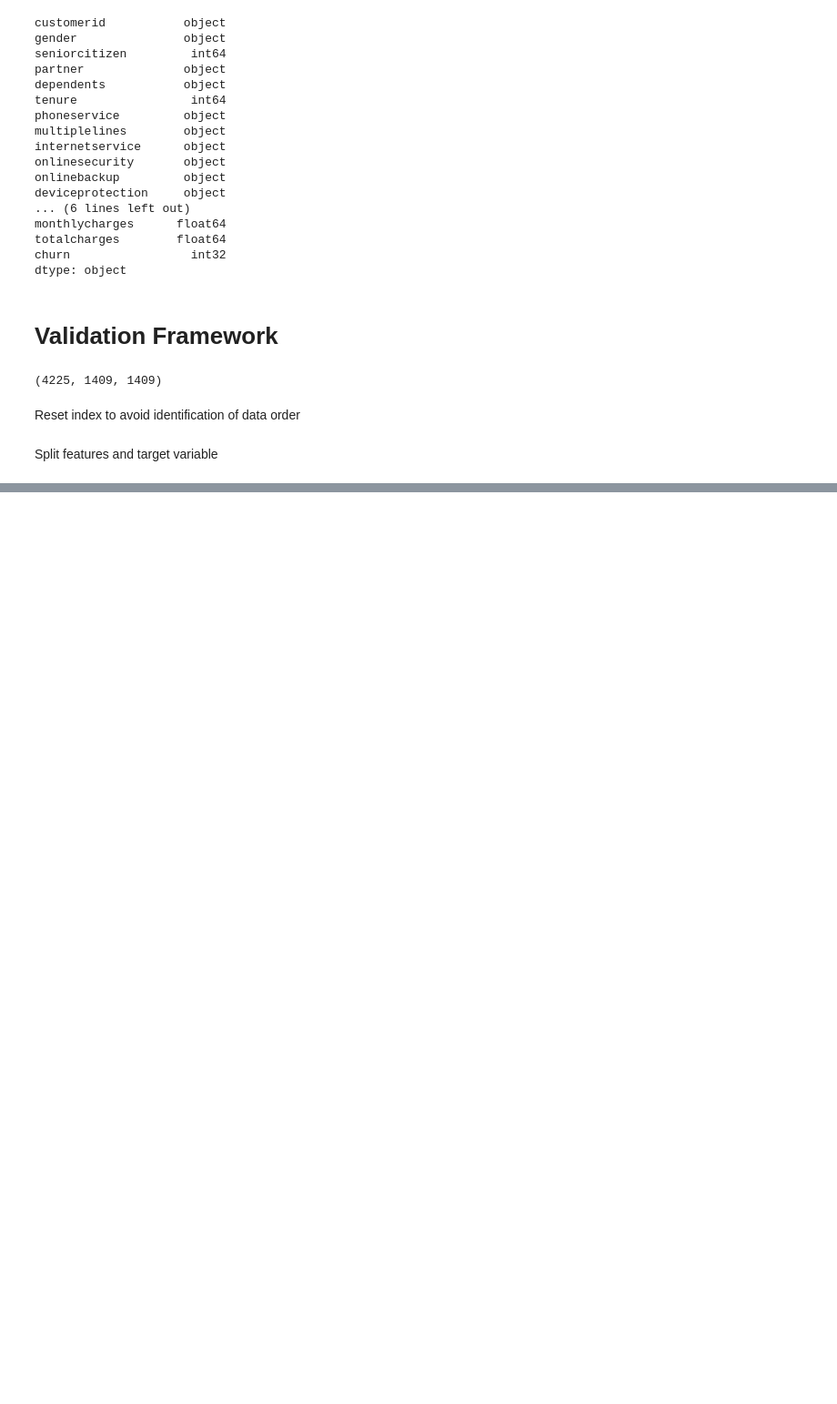
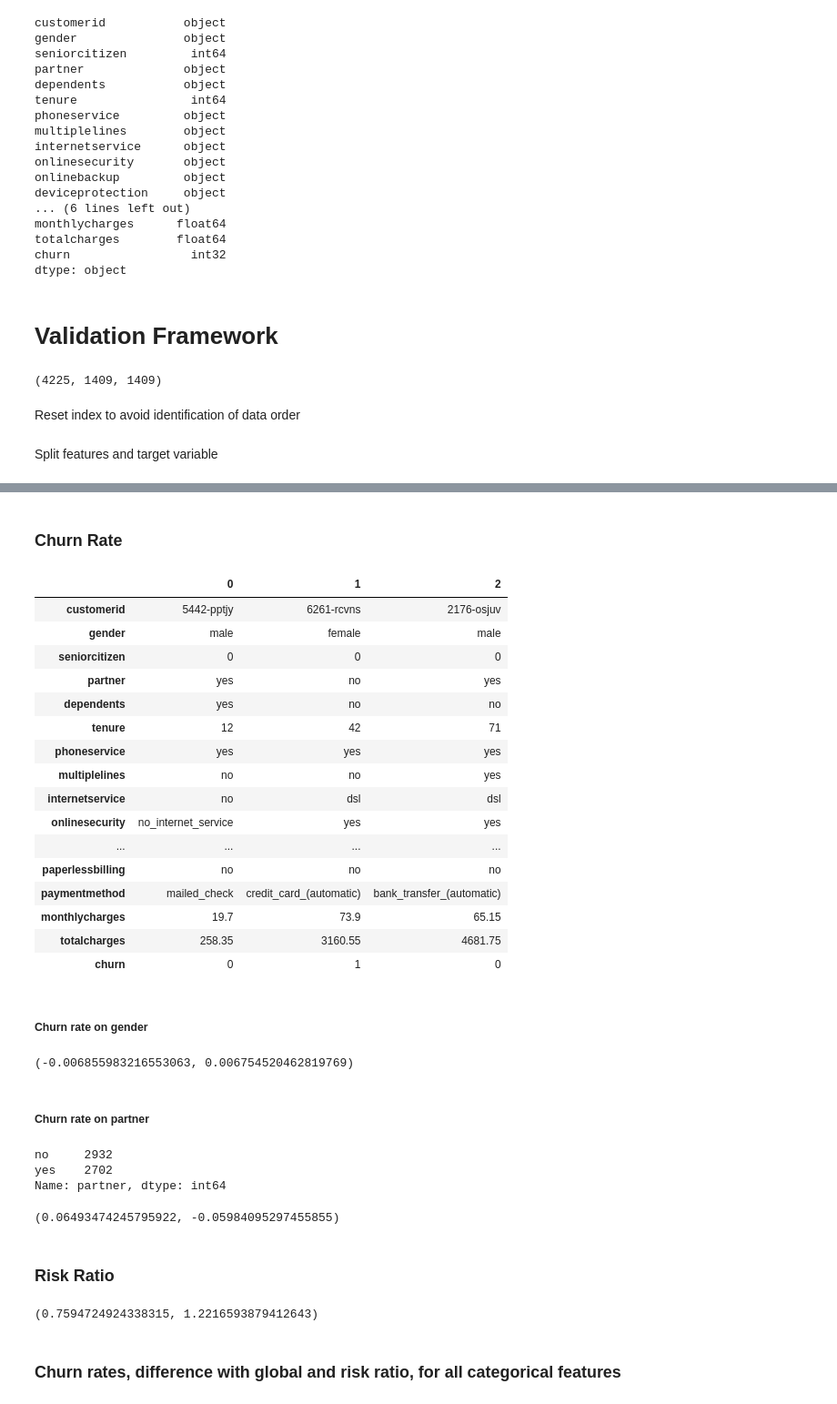
Before and after one commit to anshul-aggarwal/ML-zoomcamp-course, a Jupyter notebook: Week-03/churn_project.ipynb, the cells around one changed output, grey strips where cells are left out. Shown: that part at 91% size. Drawn from its saved outputs; the diff is of its cells as text; code cells hidden in the pictures; blank space fills up the shorter version.

```diff
--- a/Week-03/churn_project.ipynb
+++ b/Week-03/churn_project.ipynb
@@ -160,0 +169,2 @@ del df_test['churn']
+# %%
+df_full_train = df_full_train.reset_index(drop=True)
@@ -160,0 +259,55 @@ del df_test['churn']
+# %% [markdown]
+### Churn Rate
+# %%
+df_full_train.head(n=3).T
+# %% [output]
+|  | 0 | 1 | 2 |
+| customerid | 5442-pptjy | 6261-rcvns | 2176-osjuv |
+| gender | male | female | male |
+| seniorcitizen | 0 | 0 | 0 |
+| partner | yes | no | yes |
+| dependents | yes | no | no |
+| tenure | 12 | 42 | 71 |
+| phoneservice | yes | yes | yes |
+| multiplelines | no | no | yes |
+| internetservice | no | dsl | dsl |
+| onlinesecurity | no_internet_service | yes | yes |
+| ... | ... | ... | ... |
+| paperlessbilling | no | no | no |
+| paymentmethod | mailed_check | credit_card_(automatic) | bank_transfer_(automatic) |
+| monthlycharges | 19.7 | 73.9 | 65.15 |
+| totalcharges | 258.35 | 3160.55 | 4681.75 |
+| churn | 0 | 1 | 0 |
+# %% [markdown]
+##### Churn rate on gender
+# %%
+churn_female = df_full_train[df_full_train.gender == 'female'].churn.mean()
+churn_male = df_full_train[df_full_train.gender == 'male'].churn.mean()
+global_churn = df_full_train.churn.mean()
+
+global_churn - churn_female, global_churn - churn_male
+# %% [output]
+(-0.006855983216553063, 0.006754520462819769)
+# %% [markdown]
+##### Churn rate on partner
+# %%
+df_full_train.partner.value_counts()
+# %% [output]
+no     2932
+yes    2702
+Name: partner, dtype: int64
+# %%
+churn_partner = df_full_train[df_full_train.partner == 'yes'].churn.mean()
+churn_no_partner = df_full_train[df_full_train.partner == 'no'].churn.mean()
+
+global_churn - churn_partner, global_churn - churn_no_partner
+# %% [output]
+(0.06493474245795922, -0.05984095297455855)
+# %% [markdown]
+### Risk Ratio
+# %%
+churn_partner/global_churn, churn_no_partner/global_churn
+# %% [output]
+(0.7594724924338315, 1.2216593879412643)
+# %% [markdown]
+### Churn rates, difference with global and risk ratio, for all categorical features
```
Also changed, not shown: parts of 18 cells of this notebook.
